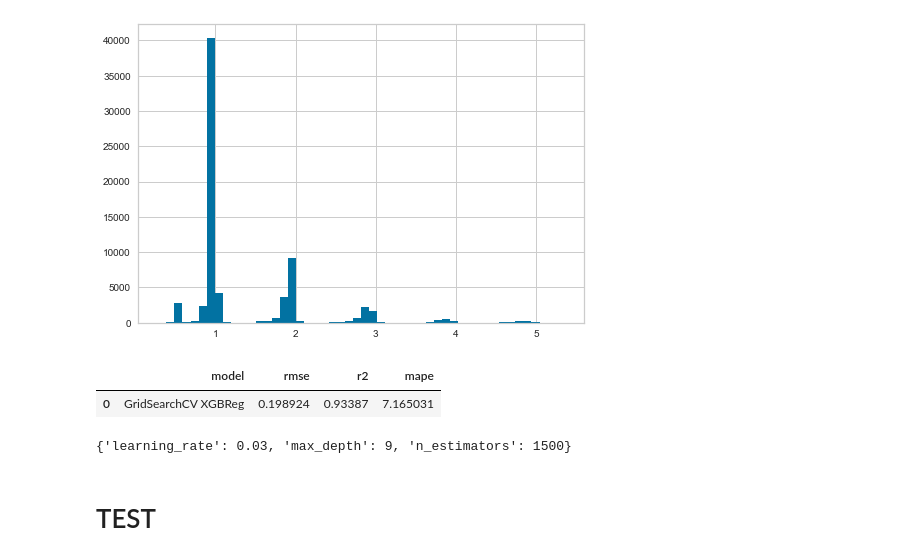
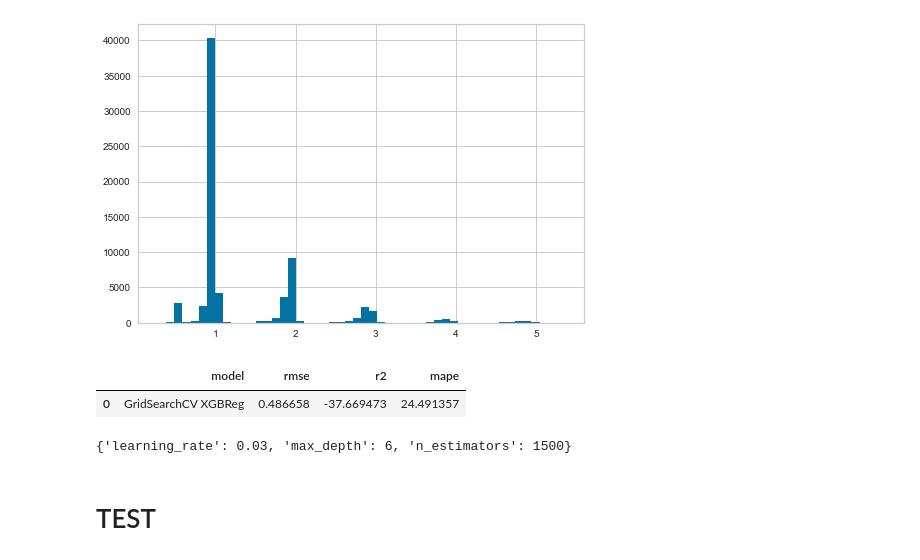
Before and after one commit to NGarb/FailSafe, a Jupyter notebook: 12. Accident Risk/XGB_grid_search.ipynb, the cells around one changed output. Saved outputs shown, nothing was run; the diff lists cells and outputs as text; code cells hidden in the pictures.

Commit message:
Implemented xgb grid search for risk accident competition (project 12)

```diff
--- a/12. Accident Risk/XGB_grid_search.ipynb
+++ b/12. Accident Risk/XGB_grid_search.ipynb
@@ -343,7 +346,7 @@ def groupby_postcode(X, grouper_var, postcode_to_ind_dct):
         postcode_to_ind_dct = {x:i for i,x in enumerate(grouper_var)}
         #grouper_var = pd.Series(train_postcode).replace(postcode_to_ind_dct).values
         grouper_var = pd.Series(grouper_var).map(lambda x: postcode_to_ind_dct[x])
-        groups = X.groupby(grouper_var,sort='False',as_index=False)
+        groups = X.groupby(grouper_var,sort='False',as_index=True)
         print('groups created')
         X1 = groups.agg(np.nanmean)
         print('mean grouped')
@@ -351,6 +354,7 @@ def groupby_postcode(X, grouper_var, postcode_to_ind_dct):
         print('sum grouped')
         X3 = groups.agg('first')
         print('first grouped')
-        return pd.concat([X1,X2,X3],axis=1)
+        ind_to_postcode={v:k for k,v in postcode_to_ind_dct.items()}
+        return pd.concat([X1,X2,X3],axis=1), [ind_to_postcode[x] for x in X1.index]
 #postcode_to_ind_dct = {i:x for i,x in enumerate(train_postcode)}
 X_prc_grp = groupby_postcode(X_prc,list(train_df.postcode), postcode_to_ind_dct)
@@ -410,19 +423,19 @@ pd.Series(np.exp(y_pred)).hist(bins=50)
 <AxesSubplot:>
 [figure]
 # %%
-pred = np.exp(y_pred)
-y_val_s = np.exp(y_test)
+pred = y_scaler.inverse_transform(y_pred.reshape(-1,1))
+y_val_s = y_scaler.inverse_transform(y_test)
 res_row_obj = reg_metrics.calc_results(pred, y_val_s,'GridSearchCV XGBReg')
 row = res_row_obj.calc_results_row()
 results_df = results_df.append(row,ignore_index=True)
 results_df
 # %% [output]
 |  | model | rmse | r2 | mape |
-| 0 | GridSearchCV XGBReg | 0.198924 | 0.93387 | 7.165031 |
+| 0 | GridSearchCV XGBReg | 0.486658 | -37.669473 | 24.491357 |
 # %%
-grid_result.best_params_ #{'learning_rate': 0.03, 'max_depth': 9, 'n_estimators': 1500}
+grid_result.best_params_ #{'learning_rate': 0.03, 'max_depth': 6, 'n_estimators': 1500}
 # %% [output]
-{'learning_rate': 0.03, 'max_depth': 9, 'n_estimators': 1500}
+{'learning_rate': 0.03, 'max_depth': 6, 'n_estimators': 1500}
 # %% [markdown]
 # TEST
 # %%
```
Also changed, not shown: parts of 21 cells of this notebook, 4 other files.
